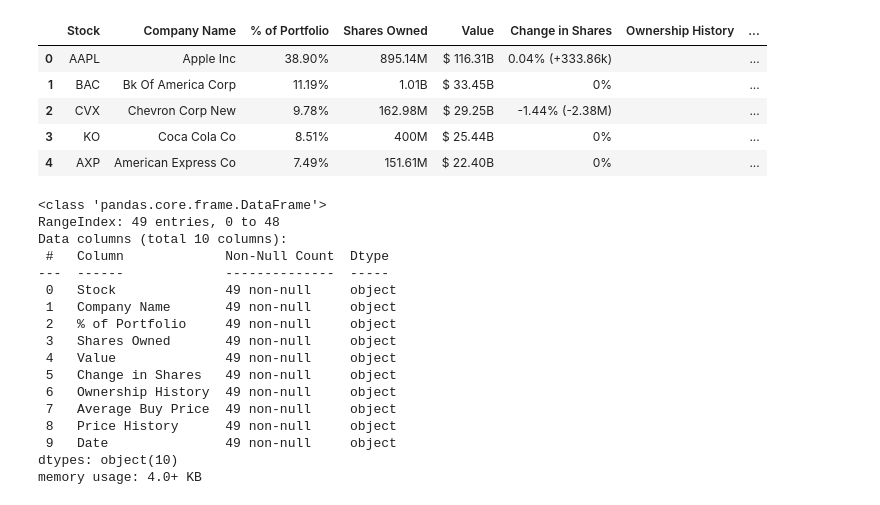
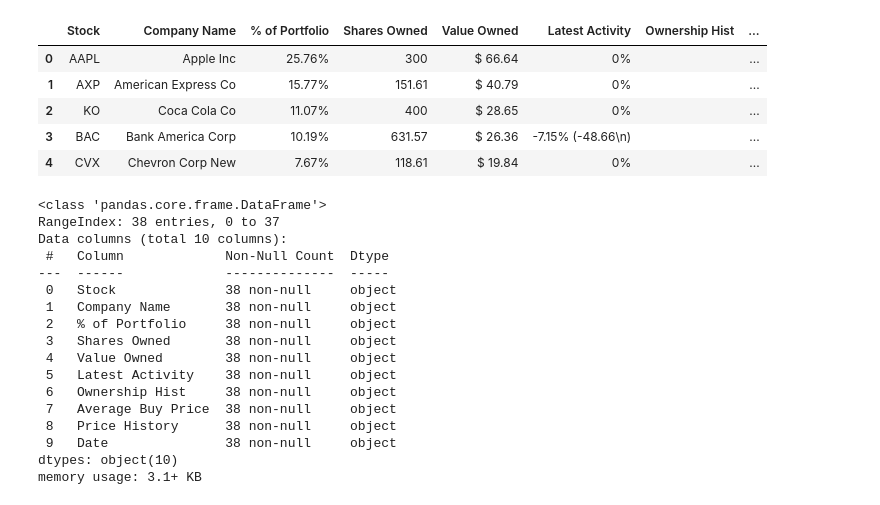
Before and after one commit to i-Legacy/proyecto-final-datos, a Jupyter notebook: utility_hedgefollow.ipynb, the cells around one changed output. Drawn from its saved outputs; the diff is of its cells as text; code cells hidden in the pictures.

```diff
--- a/utility_hedgefollow.ipynb
+++ b/utility_hedgefollow.ipynb
@@ -16,68 +40,70 @@ import time
 
 url = 'https://hedgefollow.com/funds/Berkshire+Hathaway'
 
-options = FirefoxOptions()
+options = webdriver.FirefoxOptions()
 # options.headless = True
 options.add_argument('-headless')
 
 
-driver = Firefox(options=options)
+driver = webdriver.Firefox(options=options)
 driver.get(url)
 
 time.sleep(3)
 
-table = driver.find_element(By.ID, 'dgtopHolders')
+table = driver.find_element(By.ID, 'fund_holdings_equities')
 
 headers = []
 rows = []
 #print('--- headers ---')
 header_row = table.find_elements(By.TAG_NAME, 'tr')[0]
 for cell in header_row.find_elements(By.TAG_NAME, 'th'):
-    headers.append(cell.text)
+    if(cell.get_attribute("style").find("display: none")<0):
+      headers.append(cell.text)
 
 # print(headers)
 
 # print('--- data ---')
 data_rows = table.find_elements(By.TAG_NAME, 'tr')[1:]
 for row in data_rows:
     row_data = {}
-    for i, cell in enumerate(row.find_elements(By.TAG_NAME, 'td')):
-        row_data[headers[i]] = cell.text
-    rows.append(row_data)
-    #print(row_data)
+    children = row.find_elements(By.TAG_NAME, 'td')
+    if(len(children) > 1):
+      for i, cell in enumerate(children):
+          row_data[headers[i]] = cell.text
+      rows.append(row_data)
 
 driver.quit()
 
 df_bh = pd.DataFrame(rows)
 
 
 df_bh.head()
 # %% [output]
-|  | Stock | Company Name | % of Portfolio | Shares Owned | Value | Change in Shares | Ownership History | ... |
-| 0 | AAPL | Apple Inc | 38.90% | 895.14M | $ 116.31B | 0.04% (+333.86k) |  | ... |
-| 1 | BAC | Bk Of America Corp | 11.19% | 1.01B | $ 33.45B | 0% |  | ... |
-| 2 | CVX | Chevron Corp New | 9.78% | 162.98M | $ 29.25B | -1.44% (-2.38M) |  | ... |
-| 3 | KO | Coca Cola Co | 8.51% | 400M | $ 25.44B | 0% |  | ... |
-| 4 | AXP | American Express Co | 7.49% | 151.61M | $ 22.40B | 0% |  | ... |
+|  | Stock | Company Name | % of Portfolio | Shares Owned | Value Owned | Latest Activity | Ownership Hist | ... |
+| 0 | AAPL | Apple Inc | 25.76% | 300 | $ 66.64 | 0% |  | ... |
+| 1 | AXP | American Express Co | 15.77% | 151.61 | $ 40.79 | 0% |  | ... |
+| 2 | KO | Coca Cola Co | 11.07% | 400 | $ 28.65 | 0% |  | ... |
+| 3 | BAC | Bank America Corp | 10.19% | 631.57 | $ 26.36 | -7.15% (-48.66\n) |  | ... |
+| 4 | CVX | Chevron Corp New | 7.67% | 118.61 | $ 19.84 | 0% |  | ... |
 # %%
 df_bh.info()
 # %% [output]
 <class 'pandas.core.frame.DataFrame'>
-RangeIndex: 49 entries, 0 to 48
+RangeIndex: 38 entries, 0 to 37
 Data columns (total 10 columns):
  #   Column             Non-Null Count  Dtype
 ---  ------             --------------  -----
- 0   Stock              49 non-null     object
- 1   Company Name       49 non-null     object
- 2   % of Portfolio     49 non-null     object
- 3   Shares Owned       49 non-null     object
- 4   Value              49 non-null     object
- 5   Change in Shares   49 non-null     object
- 6   Ownership History  49 non-null     object
- 7   Average Buy Price  49 non-null     object
- 8   Price History      49 non-null     object
- 9   Date               49 non-null     object
+ 0   Stock              38 non-null     object
+ 1   Company Name       38 non-null     object
+ 2   % of Portfolio     38 non-null     object
+ 3   Shares Owned       38 non-null     object
+ 4   Value Owned        38 non-null     object
+ 5   Latest Activity    38 non-null     object
+ 6   Ownership Hist     38 non-null     object
+ 7   Average Buy Price  38 non-null     object
+ 8   Price History      38 non-null     object
+ 9   Date               38 non-null     object
 dtypes: object(10)
-memory usage: 4.0+ KB
+memory usage: 3.1+ KB
 # %%
 # Eliminando las columnas innecesarias
```
Also changed, not shown: parts of 4 cells of this notebook, 1 other file.
